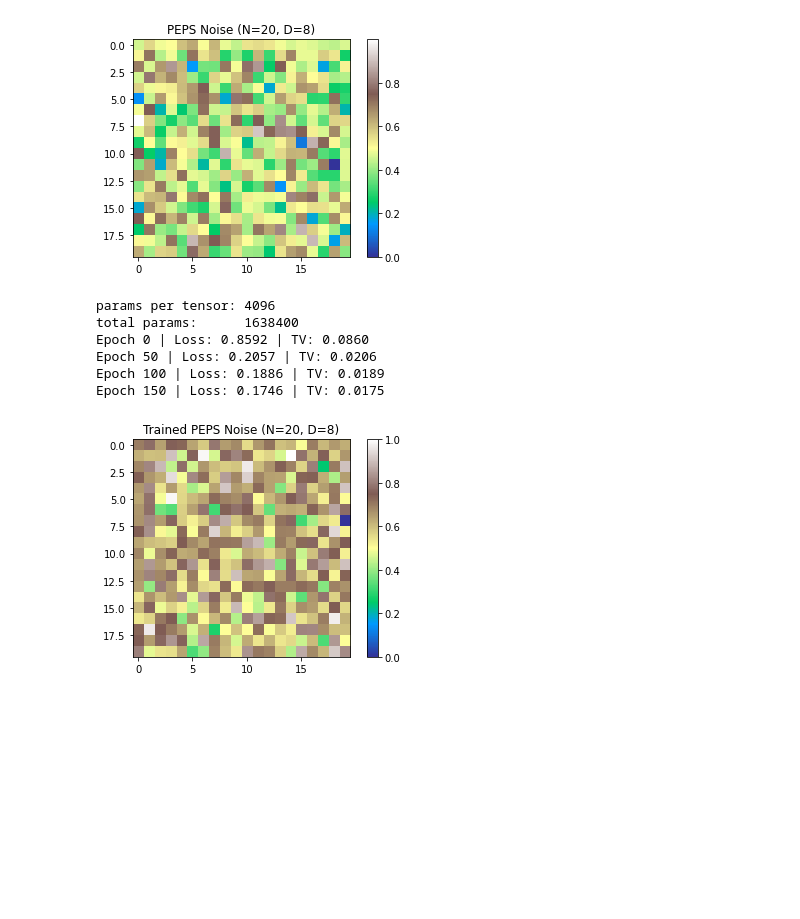
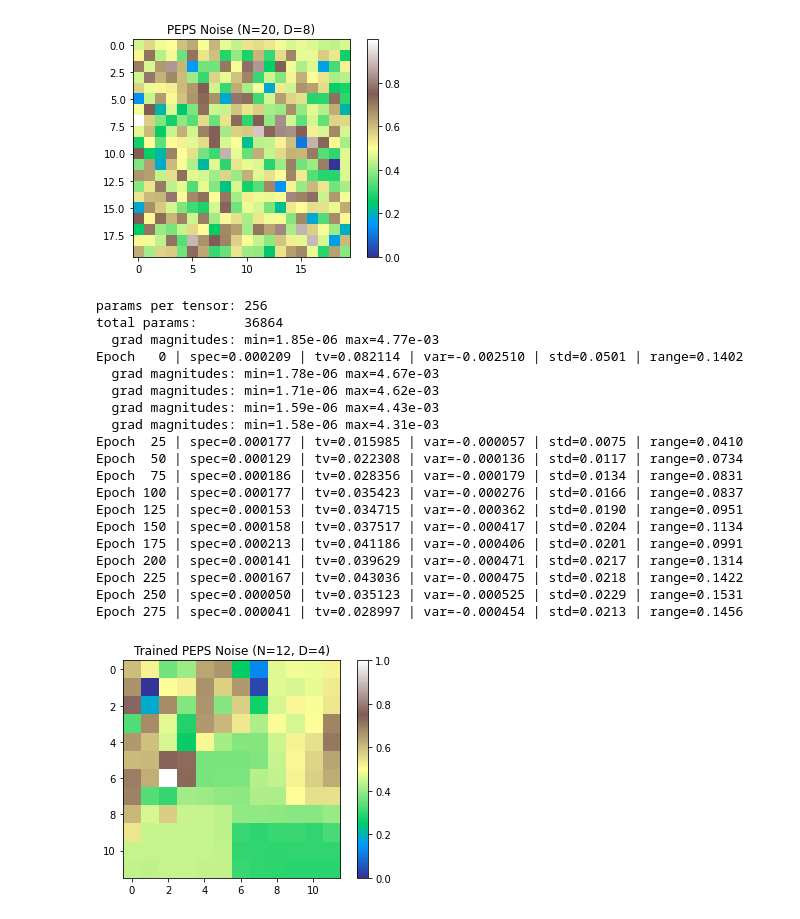
Before and after one commit to JonZapata00/Practicas, a Jupyter notebook: Practicas.ipynb, the cells around one changed output. Saved outputs shown, nothing was run; the diff lists cells and outputs as text; code cells hidden in the pictures; blank space fills up the shorter version.

Commit message:
Begin proper loss function computation using power spectrum and adjacent variation hybrid apporach

```diff
--- a/Practicas.ipynb
+++ b/Practicas.ipynb
@@ -166,53 +217,89 @@ params per tensor: 4096
 total params:      1638400
 [figure]
 # %%
+N = 12
+D = 4
+p = 1
+alpha = 2.0
+lr = 0.005
+lambda_tv = 0.02
+lambda_var = 0.03
+
 model = GenerativePEPS(N, D, p, True, rng)
-optimizer = optim.Adam(model.parameters(), lr=0.01)
-
-# --- Training Loop ---
-epochs = 200
+optimizer = optim.Adam(model.parameters(), lr=lr)
+target_spectrum = model.CreateTargetPowerSpectrum(N, alpha)
+# --- Loop de entrenamiento ---
+epochs = 300
 for epoch in range(epochs):
     optimizer.zero_grad()
 
-    # Generate the noise map
+    # Generar el mapa de ruido
     generated_map = model()
-
-    # 1. Total Variation Loss (Forces Smoothness)
-    # Penalizes differences between adjacent pixels (rows and cols)
+    spectral_loss = model.ComputeSpectralLoss(generated_map, target_spectrum)
+    # 1. Total Variation Loss
+    # Penaliza diferencias entre píxeles adyacentes
     diff_h = torch.abs(generated_map[:, 1:] - generated_map[:, :-1]).mean()
     diff_v = torch.abs(generated_map[1:, :] - generated_map[:-1, :]).mean()
     tv_loss = diff_h + diff_v
 
-    # Variance Loss (Prevents the map from just turning entirely flat/gray)
-    # We want it smooth, but we still want hills and valleys!
+    # Variance Loss (Evita que el mapa sea completamente plano o gris)
     var_loss = -torch.var(generated_map)
 
-    # Total loss: balance smoothness against feature contrast
-    loss = (10.0 * tv_loss) + (0.1 * var_loss)
-    loss.backward()
+    # Total loss: equilibra suavidad y contraste
+    total_loss = spectral_loss + (lambda_tv * tv_loss) + (lambda_var * var_loss)
+
+    total_loss.backward()
+    if epoch < 5:
+        grads = [p.grad.abs().mean().item()
+                 for p in model.parameters()
+                 if p.grad is not None]
+        print(f"  grad magnitudes: min={min(grads):.2e} max={max(grads):.2e}")
+
+    torch.nn.utils.clip_grad_norm_(model.parameters(), max_norm=1.0)
     optimizer.step()
 
-    if epoch % 50 == 0:
-        print(f"Epoch {epoch} | Loss: {loss.item():.4f} | TV: {tv_loss.item():.4f}")
+    if epoch % 25 == 0:
+        with torch.no_grad():
+            raw_std = generated_map.std().item()
+            raw_range = (generated_map.max() - generated_map.min()).item()
+        print(f"Epoch {epoch:3d} | "
+              f"spec={spectral_loss.item():.6f} | "
+              f"tv={tv_loss.item():.6f} | "
+              f"var={var_loss.item():.6f} | "
+              f"std={raw_std:.4f} | "
+              f"range={raw_range:.4f}")
 
 # --- Visualization ---
 with torch.no_grad():
     final_map = model()
     # Normalize for display
     display_map = (final_map - final_map.min()) / (final_map.max() - final_map.min())
 
 plt.imshow(display_map.numpy(), cmap='terrain')
 plt.colorbar()
 plt.title(f"Trained PEPS Noise (N={N}, D={D})")
 plt.show()
 
 #guardar mapas de diferentes épocas.
 # buscar métricas estandarizadas para medir la suavidad.
 # %% [output]
-params per tensor: 4096
-total params:      1638400
-Epoch 0 | Loss: 0.8592 | TV: 0.0860
-Epoch 50 | Loss: 0.2057 | TV: 0.0206
-Epoch 100 | Loss: 0.1886 | TV: 0.0189
-Epoch 150 | Loss: 0.1746 | TV: 0.0175
+params per tensor: 256
+total params:      36864
+  grad magnitudes: min=1.85e-06 max=4.77e-03
+Epoch   0 | spec=0.000209 | tv=0.082114 | var=-0.002510 | std=0.0501 | range=0.1402
+  grad magnitudes: min=1.78e-06 max=4.67e-03
+  grad magnitudes: min=1.71e-06 max=4.62e-03
+  grad magnitudes: min=1.59e-06 max=4.43e-03
+  grad magnitudes: min=1.58e-06 max=4.31e-03
+Epoch  25 | spec=0.000177 | tv=0.015985 | var=-0.000057 | std=0.0075 | range=0.0410
+Epoch  50 | spec=0.000129 | tv=0.022308 | var=-0.000136 | std=0.0117 | range=0.0734
+Epoch  75 | spec=0.000186 | tv=0.028356 | var=-0.000179 | std=0.0134 | range=0.0831
+Epoch 100 | spec=0.000177 | tv=0.035423 | var=-0.000276 | std=0.0166 | range=0.0837
+Epoch 125 | spec=0.000153 | tv=0.034715 | var=-0.000362 | std=0.0190 | range=0.0951
+Epoch 150 | spec=0.000158 | tv=0.037517 | var=-0.000417 | std=0.0204 | range=0.1134
+Epoch 175 | spec=0.000213 | tv=0.041186 | var=-0.000406 | std=0.0201 | range=0.0991
+Epoch 200 | spec=0.000141 | tv=0.039629 | var=-0.000471 | std=0.0217 | range=0.1314
+Epoch 225 | spec=0.000167 | tv=0.043036 | var=-0.000475 | std=0.0218 | range=0.1422
+Epoch 250 | spec=0.000050 | tv=0.035123 | var=-0.000525 | std=0.0229 | range=0.1531
+Epoch 275 | spec=0.000041 | tv=0.028997 | var=-0.000454 | std=0.0213 | range=0.1456
-[figure, old version]
+[figure, new version]
```
Also changed, not shown: parts of 1 cell of this notebook.
